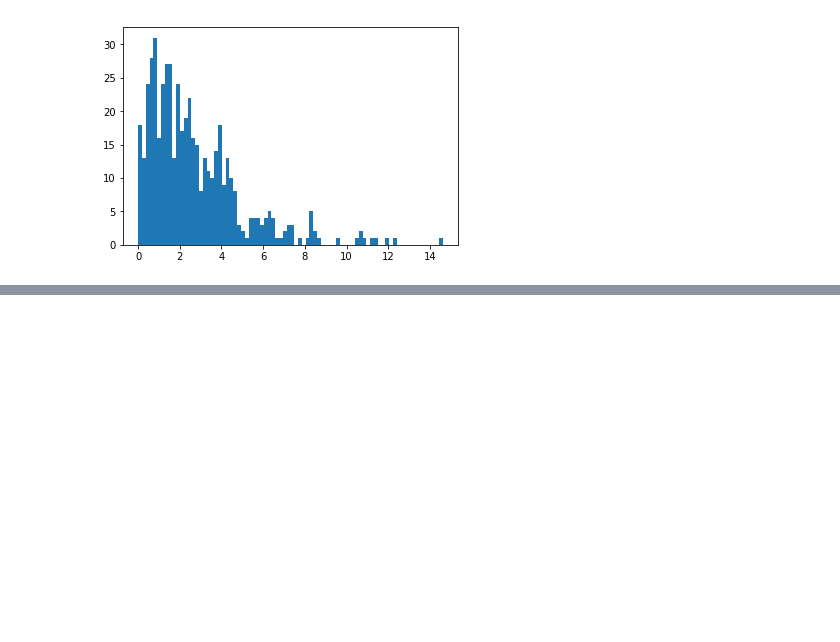
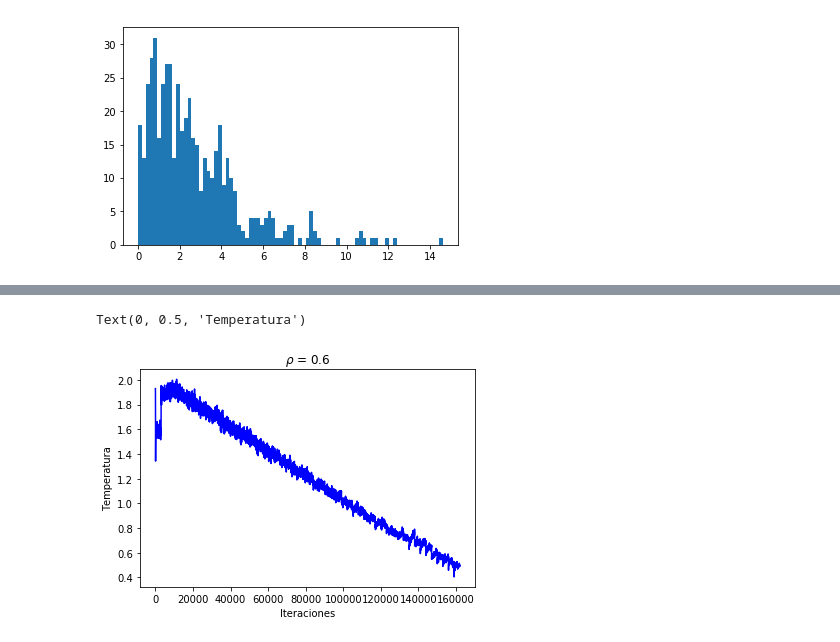
Before and after one commit to lupipedraza/TP3, a Jupyter notebook: ej1.ipynb, the cells around one changed output, grey strips where cells are left out. Cells and saved outputs as stored; diff of their text form; code cells hidden in the pictures; blank space fills up the shorter version.

```diff
--- a/ej1.ipynb
+++ b/ej1.ipynb
@@ -209,0 +272,10 @@ plt.hist(v_2,bins=80)
+# %%
+i=2
+plt.plot(pasos,temp_tot[i], color='b',linestyle='-')
+plt.title(r'$\rho$ = '+str(RHO[i]))
+
+plt.xlabel('Iteraciones')
+plt.ylabel('Temperatura')
+# %% [output]
+Text(0, 0.5, 'Temperatura')
+[figure, added]
```
Also changed, not shown: parts of 9 cells of this notebook, 21 other files.
